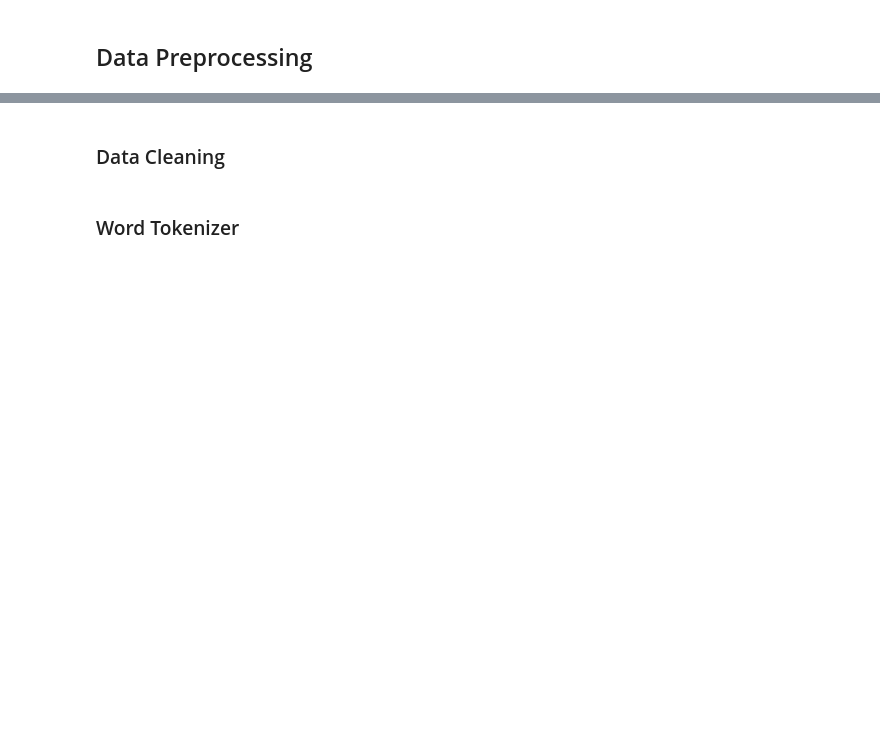
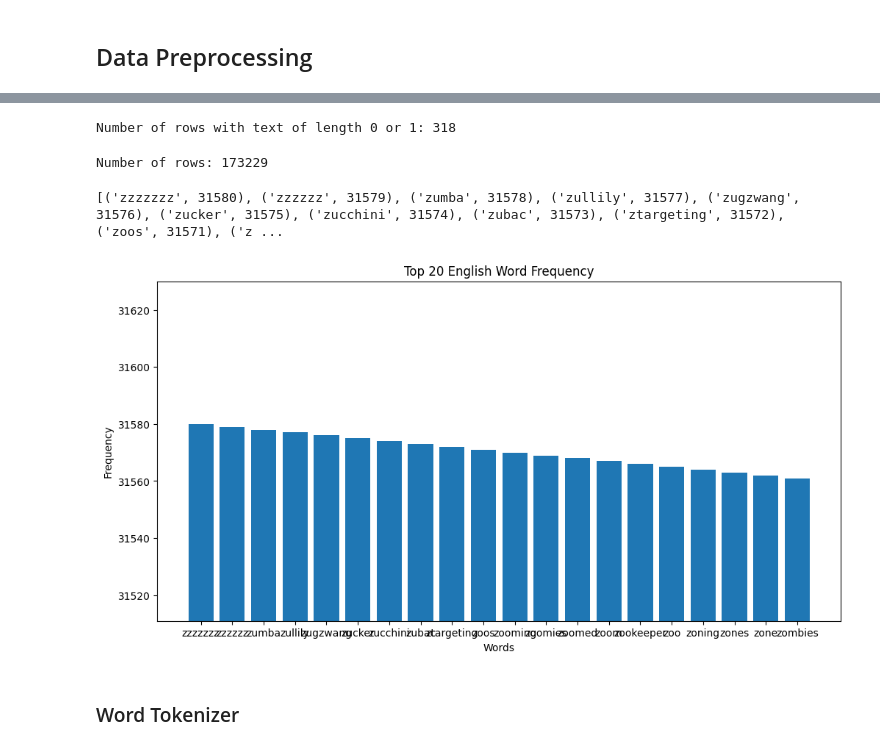
Before and after one commit to AlEXSH3N/713-Music-Emotion-System, a Jupyter notebook: 713_group_project.ipynb, the cells around one changed output, grey strips where cells are left out. Drawn from its saved outputs; the diff is of its cells as text; code cells hidden in the pictures; blank space fills up the shorter version.

```diff
--- a/713_group_project.ipynb
+++ b/713_group_project.ipynb
@@ -122,0 +234,21 @@ print(len(num_names_list))
+# %%
+contraction_mapping = {'u.s':'america', 'e.g.':'for example', 'e.g': "for example"}
+remove_words = ["they", "she", "need", "there", "this", "that", "those", "these", "should",
+                "could", "ought", "would", "will", "have", "has", "had", "might", "may", "sha",
+                "shall", "must", "are", "were", "was", "does", "did", "how", "who", "why",
+                "what", "where", "when", "whose", "whom", "ain", "theyve", "Ive", "you",
+                "theyre", "shes", "hes", "werent", "wasnt", "yall", "theirs", "yours", "his",
+                "her", "hers", "him", "their", "them", "mine", "maam", "its"]
+exception_two_words = ["yo", "ew", "ya", "um", "oh", "ok", "or", "eh", "aw", "hi", "ho", "ay", "ai",
+                       "em", "if", "lo", "in", "op", "uh", "um", "ye"]
+mispell_dict = {'colour': 'color', 'centre': 'center', 'favourite': 'favorite', 'travelling': 'traveling', 'counselling': 'counseling', 'theatre': 'theater',
+                'cancelled': 'canceled', 'labour': 'labor', 'organisation': 'organization', 'wwii': 'world war 2', 'citicise': 'criticize', 'youtu': 'youtube ',
+                'Qoura': 'Quora', 'sallary': 'salary', 'Whta': 'What', 'narcisist': 'narcissist', 'howdo': 'how do', 'whatare': 'what are', 'howcan': 'how can',
+                'howmuch': 'how much', 'howmany': 'how many', 'whydo': 'why do', 'doI': 'do I', 'theBest': 'the best', 'howdoes': 'how does',
+                'mastrubation': 'masturbation', 'mastrubate': 'masturbate', "mastrubating": 'masturbating', 'pennis': 'penis', 'Etherium': 'Ethereum',
+                'narcissit': 'narcissist', 'bigdata': 'big data', '2k17': '2017', '2k18': '2018', 'qouta': 'quota', 'exboyfriend': 'ex boyfriend',
+                'airhostess': 'air hostess', "whst": 'what', 'watsapp': 'whatsapp', 'demonitisation': 'demonetization', 'demonitization': 'demonetization',
+                'demonetisation': 'demonetization', "arent": "are not", "isnt": "is not", "aint": "not",  'coz': 'because', 'therefore': 'so', 'thus': 'so', 'hence': 'so'}
+# t --> before cancel
+# if t before is a can --> cannot
+# remove single letter
@@ -122,0 +315,2 @@ print(len(num_names_list))
+# %%
+geomo_all_neutral_undersampled['text'] = geomo_all_neutral_undersampled['text'].apply(data_cleaning_pipeline)
@@ -123 +327,38 @@ print(len(num_names_list))
+# %%
+def count_short_strings(df):
+    return ((df['text'].str.len() == 0) | (df['text'].str.len() == 1)).sum()
+
+# Example usage
+short_string_count = count_short_strings(geomo_all_neutral_undersampled)
+print("Number of rows with text of length 0 or 1:", short_string_count)
+# %% [output]
+Number of rows with text of length 0 or 1: 318
+# %%
+geomo_all_neutral_undersampled = geomo_all_neutral_undersampled[(geomo_all_neutral_undersampled['text'].str.len() > 1)]
+geomo_all_neutral_undersampled.reset_index(drop=True, inplace=True)
+print(f'Number of rows: {len(geomo_all_neutral_undersampled)}')
+# %% [output]
+Number of rows: 173229
+# %%
+vec_cleaned = CountVectorizer()
+X_cleaned = vec_cleaned.fit_transform(geomo_all_neutral_undersampled['text'])
+
+words_cleaned = vec_cleaned.vocabulary_
+sorted_words_cleaned = sorted(words_cleaned.items(), key=lambda x: x[1], reverse=True)
+print(sorted_words_cleaned)
+# %% [output]
+[('zzzzzzz', 31580), ('zzzzzz', 31579), ('zumba', 31578), ('zullily', 31577), ('zugzwang', 31576), ('zucker', 31575), ('zucchini', 31574), ('zubac', 31573), ('ztargeting', 31572), ('zoos', 31571), ('z ...
+# %%
+top_20_words_cleaned = sorted_words_cleaned[:20]
+words_cleaned, frequencies_cleaned = zip(*top_20_words_cleaned)
+
+plt.figure(figsize=(12, 6))
+plt.bar(words_cleaned, frequencies_cleaned)
+plt.xlabel('Words')
+plt.ylabel('Frequency')
+plt.title('Top 20 English Word Frequency')
+plt.ylim(frequencies_cleaned[-1] - 50, frequencies_cleaned[0] + 50)
+plt.show()
+# %% [output]
+[figure, added]
 # %%
@@ -128,5 +369,3 @@ y_train = train_data[labels].values
 y_val = val_data[labels].values
 y_test = test_data[labels].values
 y_full_train = full_train_data[labels].values
-# %% [markdown]
-### Data Cleaning
```
Also changed, not shown: parts of 40 cells of this notebook.
